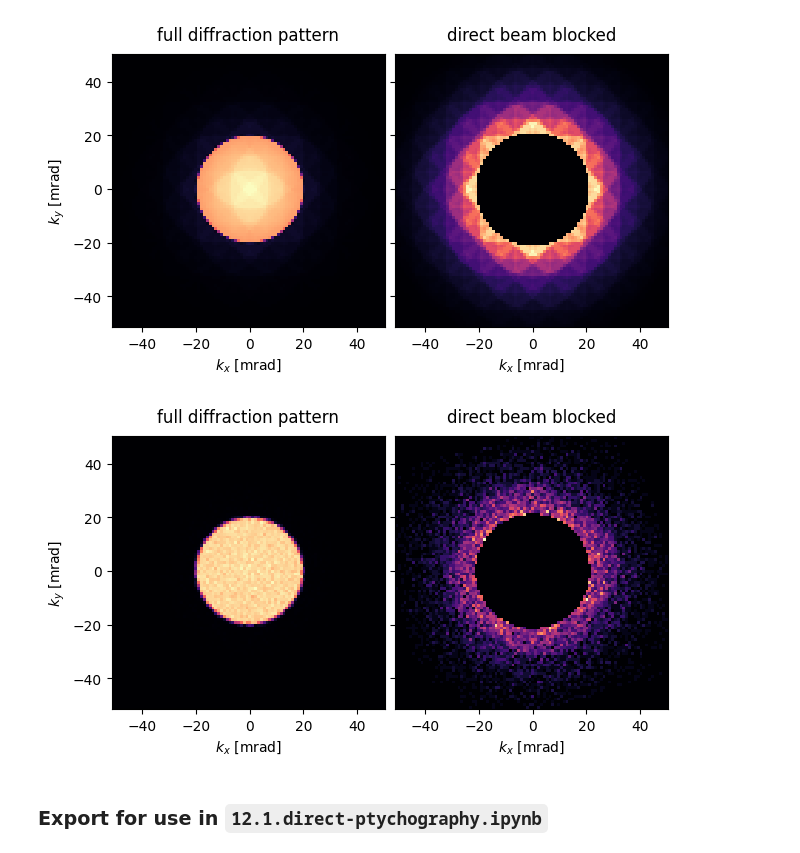
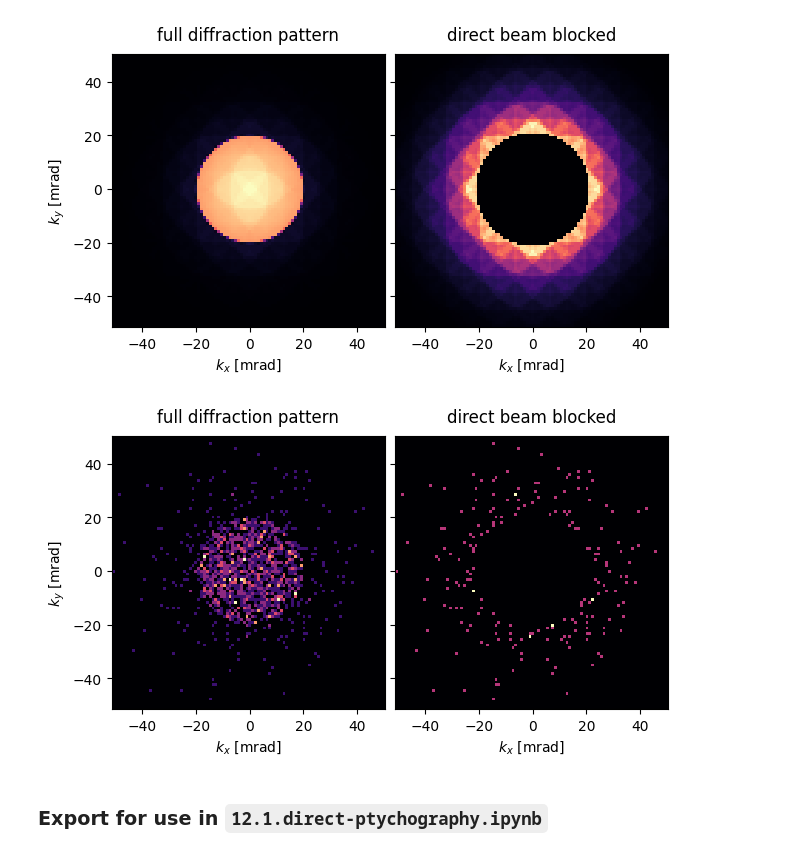
Before and after one commit to gvarnavi/apmc2025-4dstem-workshop, a Jupyter notebook: notebooks/08.1.detectors-sto.ipynb, the cells around one changed output. Drawn from its saved outputs; the diff is of its cells as text; code cells hidden in the pictures.

```diff
--- a/notebooks/08.1.detectors-sto.ipynb
+++ b/notebooks/08.1.detectors-sto.ipynb
@@ -164,31 +165,31 @@ abtem.stack(
 # %%
 #| label: app:detectors_pixelated_postprocessed
 grid_measurement_pixelated_postprocessed = grid_measurement_pixelated.copy()
 grid_measurement_pixelated_postprocessed._array = rotate(
     grid_measurement_pixelated_postprocessed.array,
     angle = 15, #deg
     order=1,
     reshape=False,
     axes=(-1,-2)
 ).clip(0)
 
 grid_measurement_pixelated_postprocessed = grid_measurement_pixelated_postprocessed.poisson_noise(
     dose_per_area=1e5
 )
 
 abtem.stack(
     [
-        grid_measurement_pixelated_postprocessed.mean((0,1)),
-        grid_measurement_pixelated_postprocessed.mean((0,1)).block_direct(radius=semiangle_cutoff+0.25)
+        grid_measurement_pixelated_postprocessed[0,0],
+        grid_measurement_pixelated_postprocessed[0,0].block_direct(radius=semiangle_cutoff+0.25)
     ],
     ("full diffraction pattern","direct beam blocked")
 ).show(
     explode=True,
     units="mrad",
     cmap='magma'
 );
 # %% [output]
-[figure, old version]
+[figure, new version]
 # %% [markdown]
 ### Export for use in `12.1.direct-ptychography.ipynb`
 # %%
```
Also changed, not shown: parts of 1 cell of this notebook, 1 other file.
